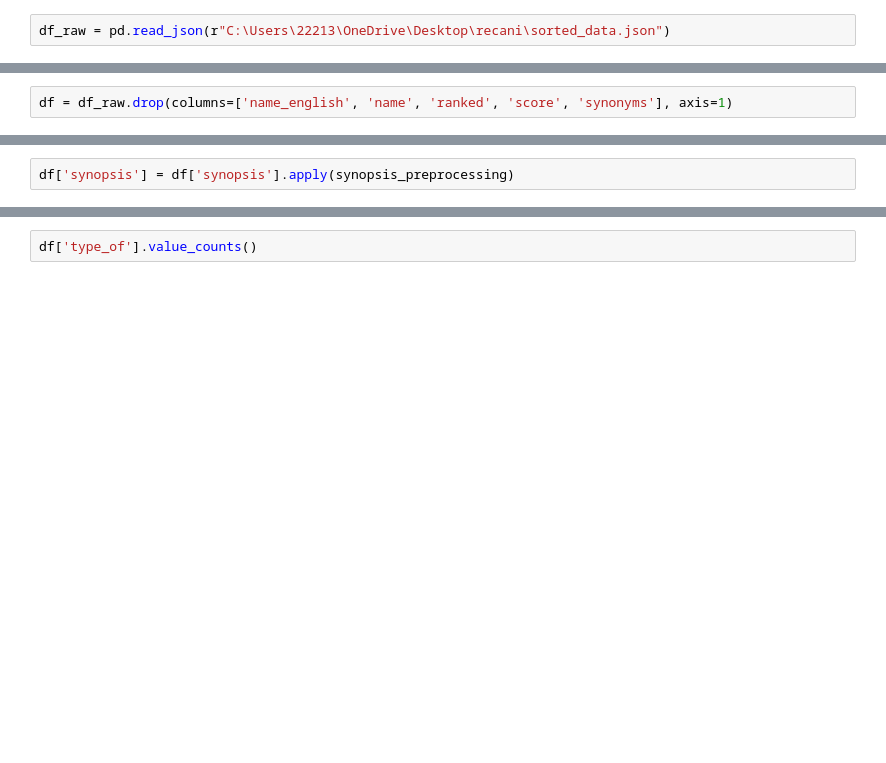
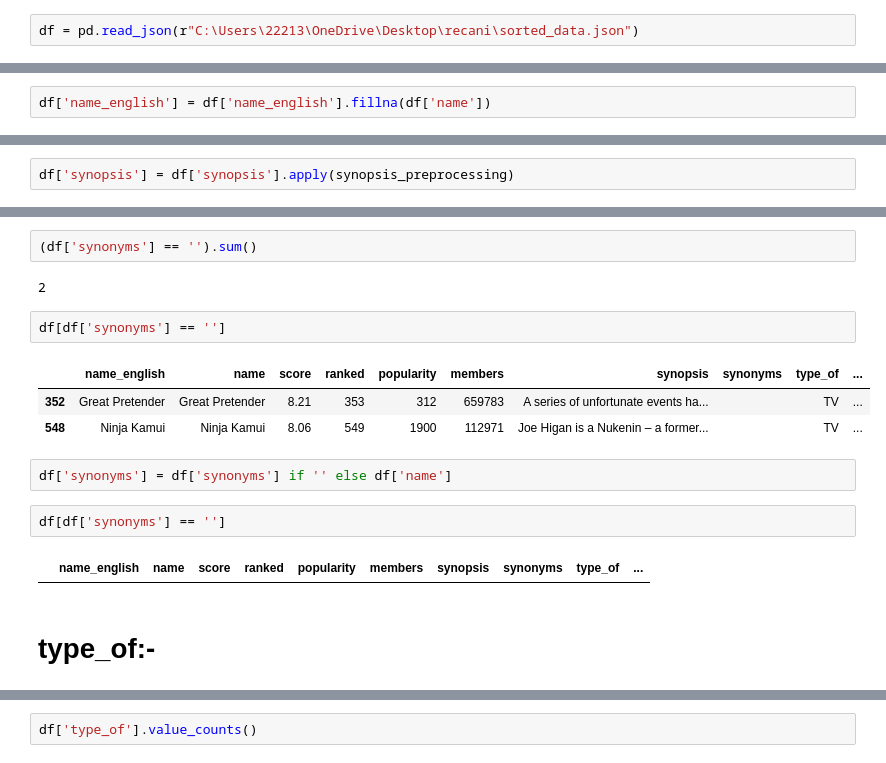
Before and after one commit to manoj-323/recani, a Jupyter notebook: recani/data preprocessing.ipynb, the cells around one changed output, grey strips where cells are left out. Saved outputs shown, nothing was run; the diff lists cells and outputs as text; blank space fills up the shorter version.

```diff
--- a/recani/data preprocessing.ipynb
+++ b/recani/data preprocessing.ipynb
@@ -7,9 +7,7 @@ from IPython.display import display
 pd.set_option('display.max_colwidth', None)
 display.max_characters = None
 # %%
-df_raw = pd.read_json(r"C:\Users\22213\OneDrive\Desktop\recani\sorted_data.json")
+df = pd.read_json(r"C:\Users\22213\OneDrive\Desktop\recani\sorted_data.json")
 # %%
 pd.set_option('display.max_columns', None)
 pd.reset_option('display.max_colwidth')
-# %%
-df = df_raw.drop(columns=['name_english', 'name', 'ranked', 'score', 'synonyms'], axis=1)
@@ -55,0 +62,2 @@ dtype: int64
+# %%
+df['name_english'] = df['name_english'].fillna(df['name'])
@@ -66,0 +168,18 @@ df['synopsis'] = df['synopsis'].apply(synopsis_preprocessing)
+# %%
+(df['synonyms'] == '').sum()
+# %% [output]
+2
+# %%
+df[df['synonyms'] == '']
+# %% [output]
+|  | name_english | name | score | ranked | popularity | members | synopsis | synonyms | type_of | ... |
+| 352 | Great Pretender | Great Pretender | 8.21 | 353 | 312 | 659783 | A series of unfortunate events ha... |  | TV | ... |
+| 548 | Ninja Kamui | Ninja Kamui | 8.06 | 549 | 1900 | 112971 | Joe Higan is a Nukenin – a former... |  | TV | ... |
+# %%
+df['synonyms'] = df['synonyms'] if '' else df['name']
+# %%
+df[df['synonyms'] == '']
+# %% [output]
+|  | name_english | name | score | ranked | popularity | members | synopsis | synonyms | type_of | ... |
+# %% [markdown]
+# type_of:-
```
Also changed, not shown: parts of 53 cells of this notebook, 1 other file.
